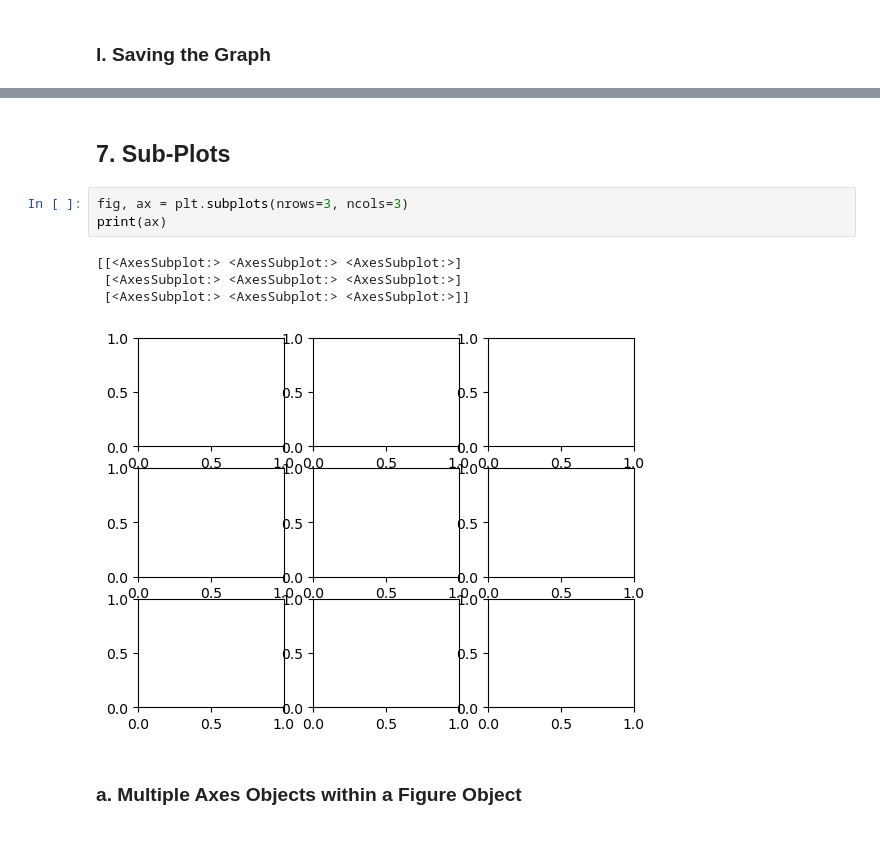
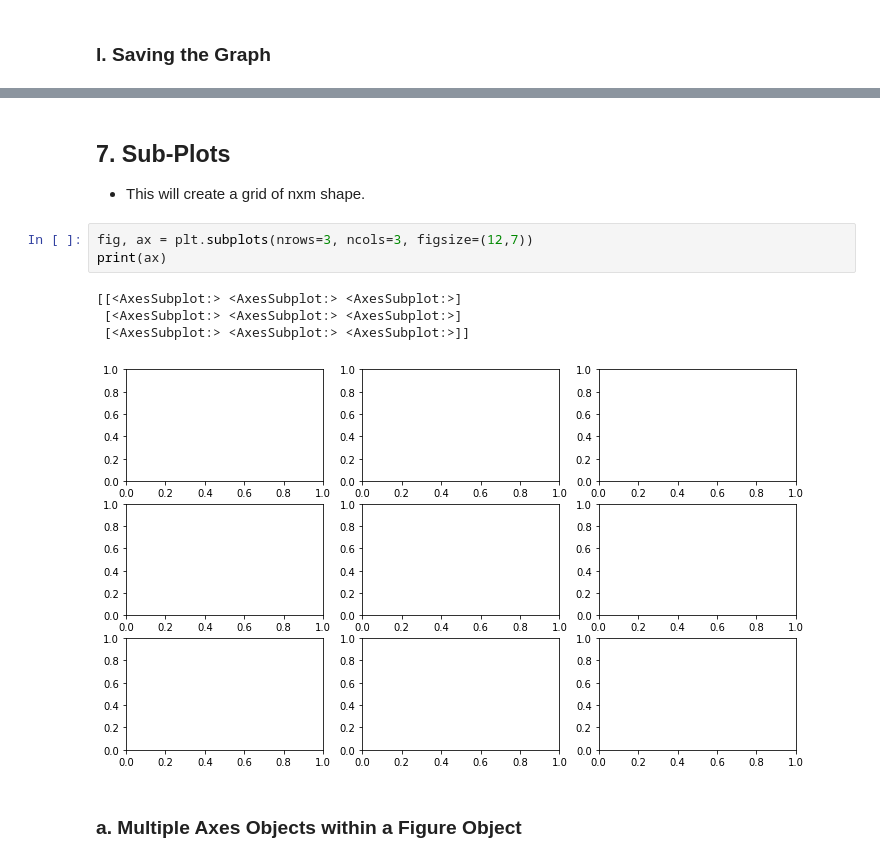
Before and after one commit to tayyabsarfraz/Introduction-to-Data-Analyst-and-Data-Science, a Jupyter notebook: Module no 02- Python for Data Scientists/03 - Data Visualization with Matplotlib and Seaborn/Lec-2.24(Data-Visualization-I).ipynb, the cells around one changed output, grey strips where cells are left out. Drawn from its saved outputs; the diff is of its cells as text.

```diff
--- a/Module no 02- Python for Data Scientists/03 - Data Visualization with Matplotlib and Seaborn/Lec-2.24(Data-Visualization-I).ipynb
+++ b/Module no 02- Python for Data Scientists/03 - Data Visualization with Matplotlib and Seaborn/Lec-2.24(Data-Visualization-I).ipynb
@@ -552,13 +606,14 @@ plt.show()
 # %% [markdown]
 ## 7. Sub-Plots
+- This will create a grid of nxm shape.
 # %%
-fig, ax = plt.subplots(nrows=3, ncols=3)
+fig, ax = plt.subplots(nrows=3, ncols=3, figsize=(12,7))
 print(ax)
 # %% [output]
 [[<AxesSubplot:> <AxesSubplot:> <AxesSubplot:>]
  [<AxesSubplot:> <AxesSubplot:> <AxesSubplot:>]
  [<AxesSubplot:> <AxesSubplot:> <AxesSubplot:>]]
-[figure, old version]
+[figure, new version]
 # %% [markdown]
 ### a. Multiple Axes Objects within a Figure Object
 # %%
```
Also changed, not shown: parts of 18 cells of this notebook, 3 other files.
